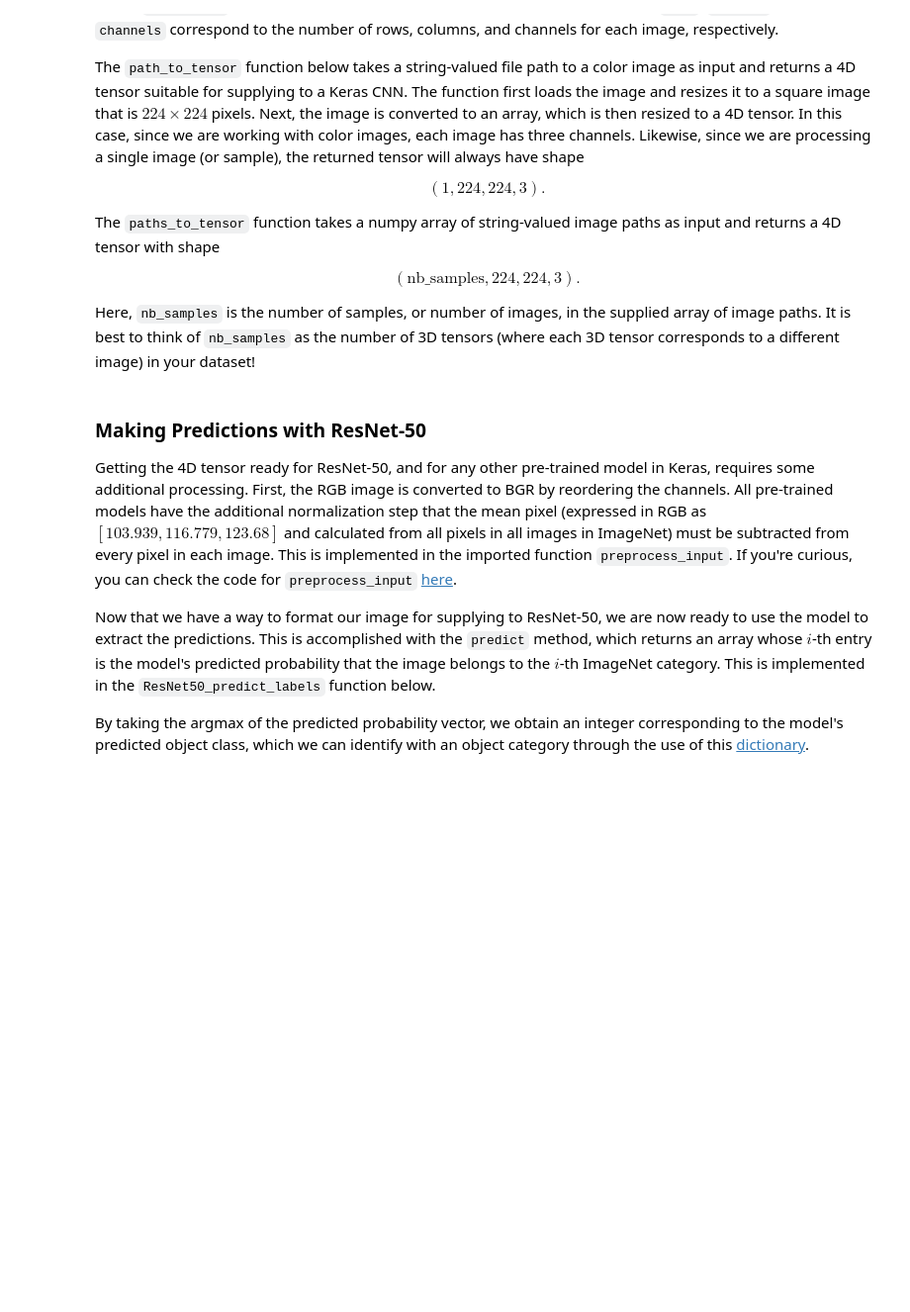
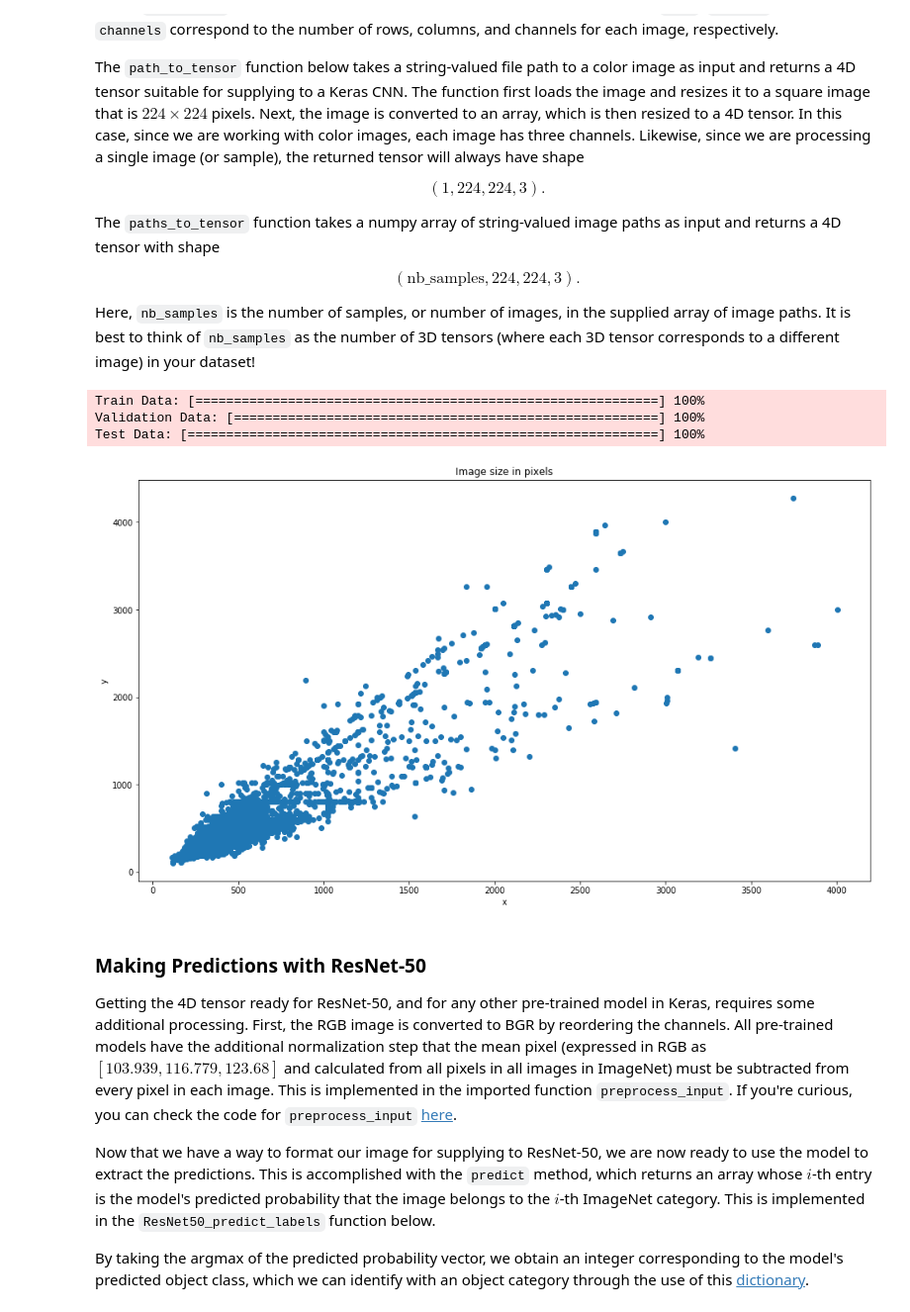
Before and after one commit to paco23ch/data_science_capstone, a Jupyter notebook: dog_app.ipynb, the cells around one changed output. Shown: that part at 99% size. Cells and saved outputs as stored; diff of their text form; code cells hidden in the pictures; blank space fills up the shorter version.

Commit message:
Adding visualizations

```diff
--- a/dog_app.ipynb
+++ b/dog_app.ipynb
@@ -296,6 +295,84 @@ def path_to_tensor(img_path):
 def paths_to_tensor(img_paths):
     list_of_tensors = [path_to_tensor(img_path) for img_path in tqdm(img_paths)]
     return np.vstack(list_of_tensors)
+# %%
+import matplotlib.pyplot as plt
+%matplotlib inline
+
+x = []
+y = []
+
+train = 0
+test = 0
+valid = 0
+
+total_train = len(train_files)
+total_valid = len(valid_files)
+total_test = len(test_files)
+train_progress = 0
+test_progress = 0
+valid_progress = 0
+
+test_bar = progressbar.ProgressBar(maxval=total_test,
+                                     widgets=['Test Data: ',progressbar.Bar('=','[',']'),' ',progressbar.Percentage()])
+valid_bar = progressbar.ProgressBar(maxval=total_valid,
+                                    widgets=['Validation Data: ',progressbar.Bar('=','[',']'),' ',progressbar.Percentage()])
+train_bar = progressbar.ProgressBar(maxval=total_train,
+                                     widgets=['Train Data: ',progressbar.Bar('=','[',']'),' ',progressbar.Percentage()])
+
+
+def image_size(img_path):
+    img = image.load_img(img_path)
+    img_array = image.img_to_array(img)
+    return(img_array.shape[0], img_array.shape[1])
+
+train_bar.start()
+for img in train_files:
+    train += 1
+    train_bar.update(train)
+    try:
+        x1, y1 = image_size(img)
+        x.append(x1)
+        y.append(y1)
+    except:
+        pass
+train_bar.finish()
+
+valid_bar.start()
+for img in valid_files:
+    valid += 1
+    valid_bar.update(valid)
+    try:
+        x1, y1 = image_size(img)
+        x.append(x1)
+        y.append(y1)
+    except:
+        pass
+valid_bar.finish()
+
+test_bar.start()
+for img in test_files:
+    test += 1
+    test_bar.update(test)
+    try:
+        x1, y1 = image_size(img)
+        x.append(x1)
+        y.append(y1)
+    except:
+        pass
+test_bar.finish()
+# %% [output]
+Train Data: [============================================================] 100%
+Validation Data: [=======================================================] 100%
+Test Data: [=============================================================] 100%
+# %%
+plt.figure(figsize=(16,9))
+plt.title('Image size in pixels')
+plt.xlabel('x')
+plt.ylabel('y')
+plt.scatter(x=x, y=y);
+# %% [output]
+[figure, added]
 # %% [markdown]
 ### Making Predictions with ResNet-50
 
```
Also changed, not shown: parts of 4 cells of this notebook, 2 other files.
